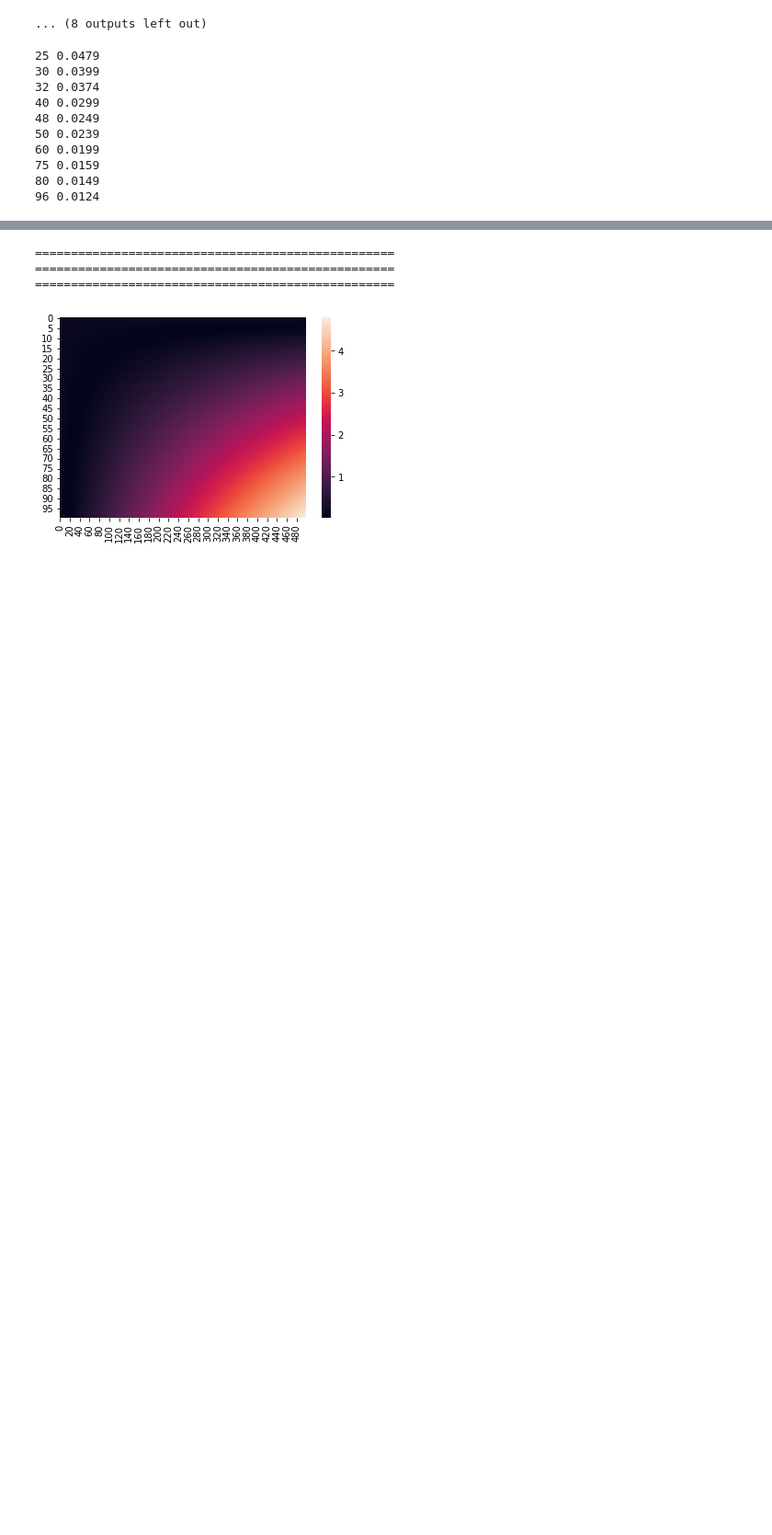
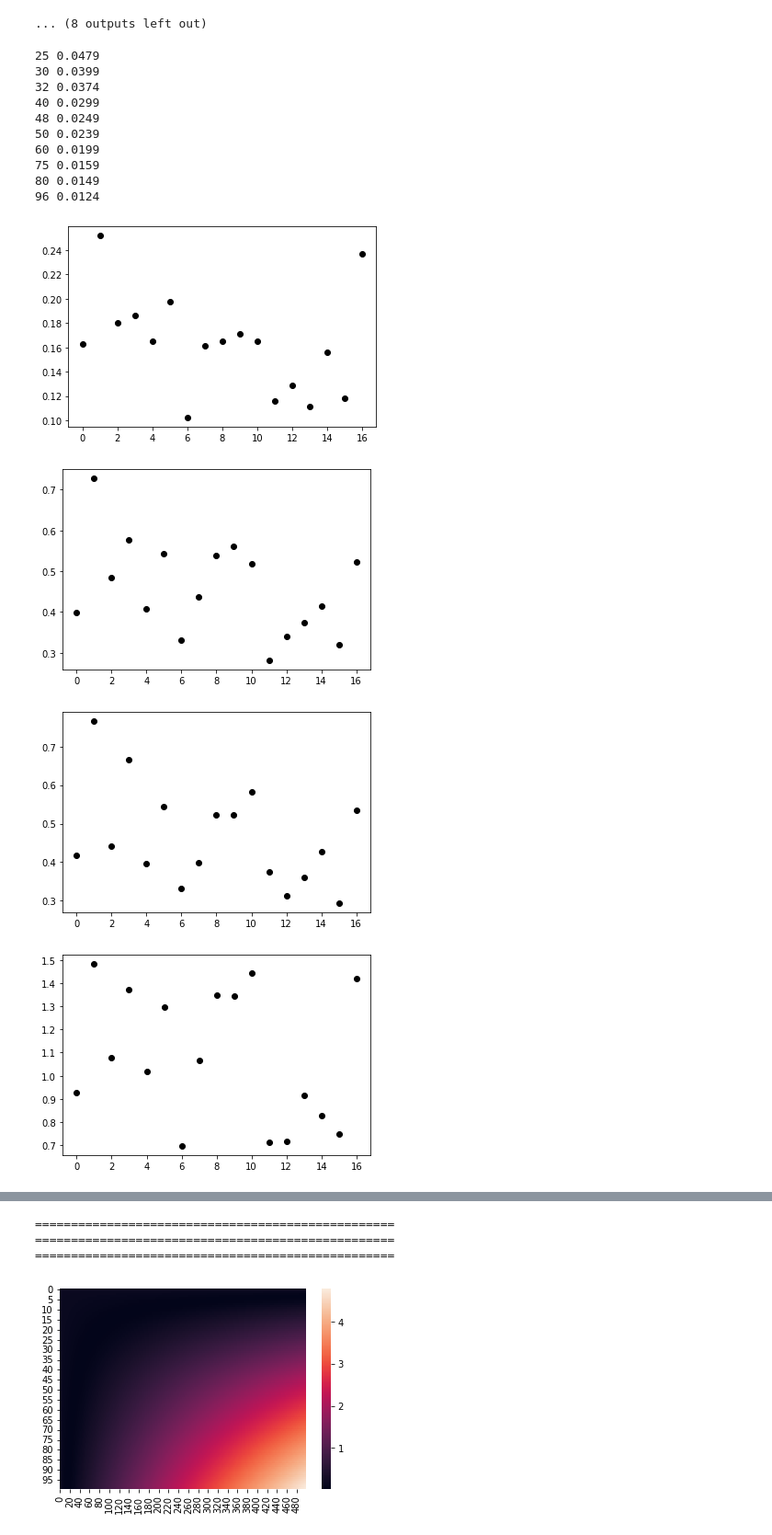
Before and after one commit to henockmamo54/neh_pxt_exp, a Jupyter notebook: cw/testing2-liver.ipynb, the cells around one changed output, grey strips where cells are left out. Shown: that part at 92% size. Cells and saved outputs as stored; diff of their text form; code cells hidden in the pictures; blank space fills up the shorter version.

```diff
--- a/cw/testing2-liver.ipynb
+++ b/cw/testing2-liver.ipynb
@@ -58,7 +58,12 @@ for i in range(100):
 80 0.0149
 96 0.0124
 # %%
-# # plot.scatter(yy[0])
-# for i in range(11):
-#     plt.scatter(range(len(yy)),np.array(yy)[:,i],c='k')
-#     plt.show()
+# plot.scatter(yy[0])
+for i in range(11):
+    plt.scatter(range(len(yy)),np.array(yy)[:,i],c='k')
+    plt.show()
+# %% [output]
+[figure, added]
+[figure, added]
+[figure, added]
+[figure, added]
```
Also changed, not shown: parts of 1 cell of this notebook, 1 other file.
